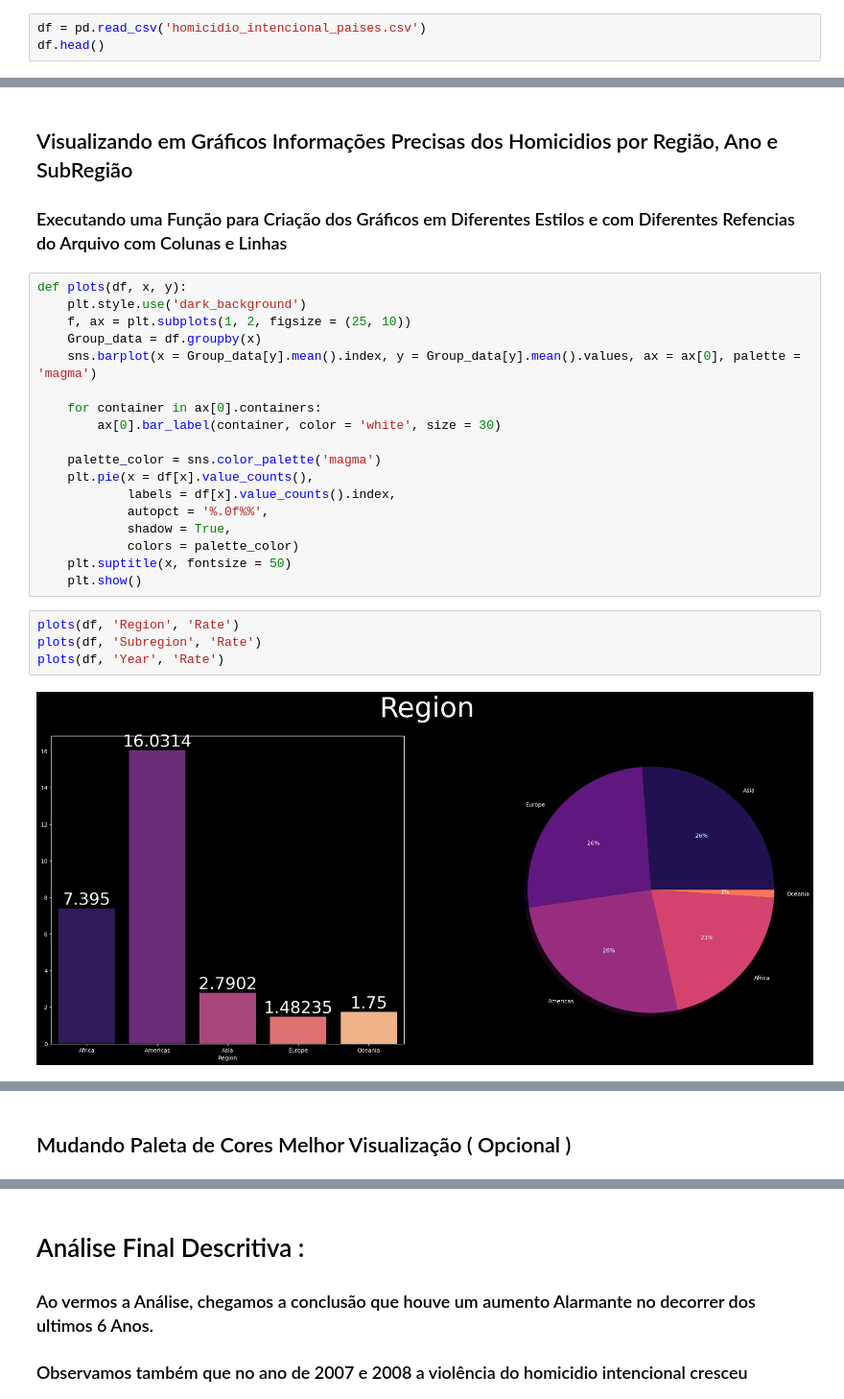
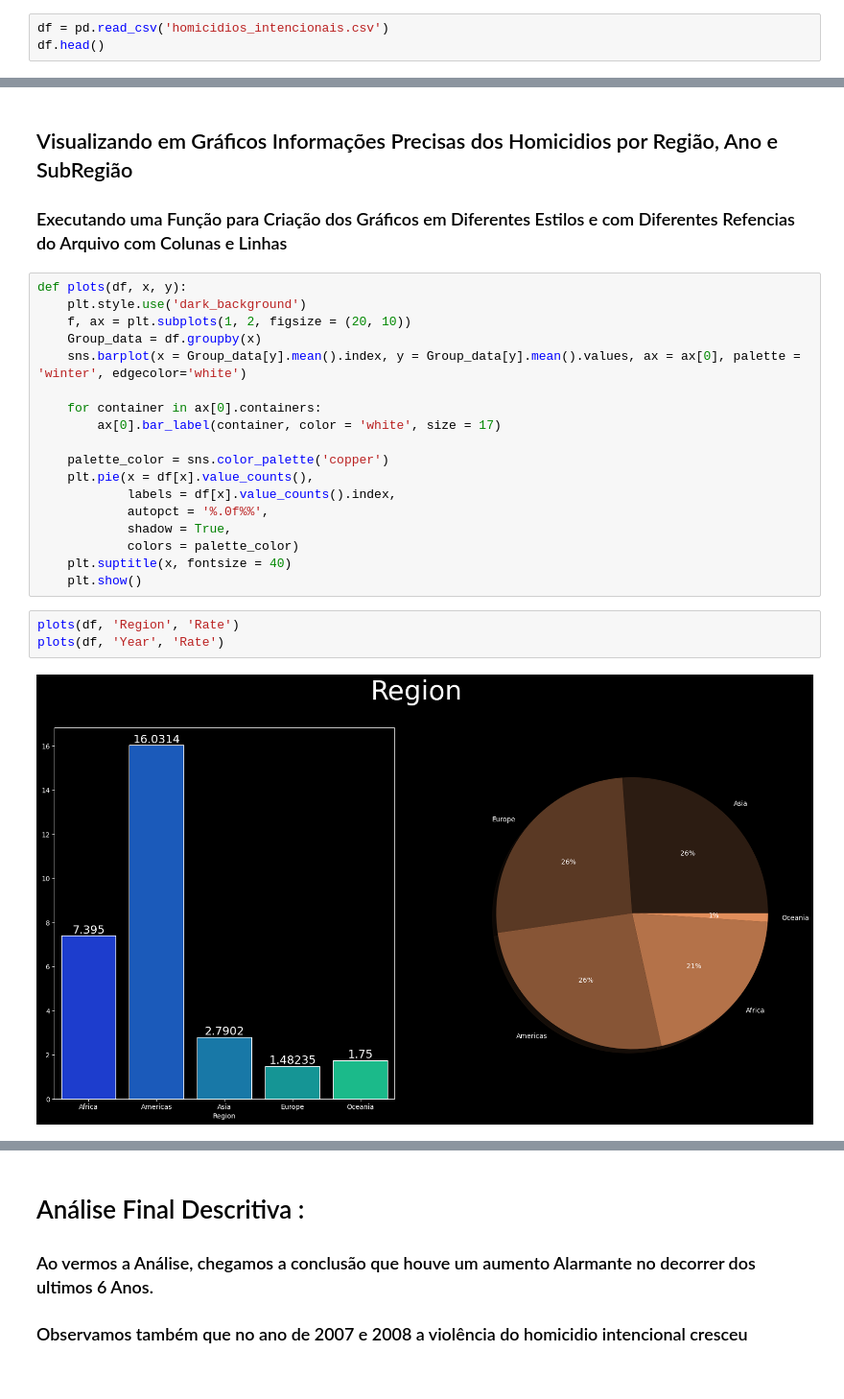
Before and after one commit to JonathaVaz/Analise_de_Dados_e_Machine_Learning_Python, a Jupyter notebook: Análise de Dados e Visualização sobre a Taxa de Homicídios Intencionais no Mundo.ipynb, the cells around one changed output, grey strips where cells are left out. Shown at 96% size. Cells and saved outputs as stored; diff of their text form; blank space fills up the shorter version.

```diff
--- a/Análise de Dados e Visualização sobre a Taxa de Homicídios Intencionais no Mundo.ipynb
+++ b/Análise de Dados e Visualização sobre a Taxa de Homicídios Intencionais no Mundo.ipynb
@@ -16,7 +16,7 @@ import matplotlib.pyplot as plt
 # %% [markdown]
 ## Leitura do Arquivo e Breve Visualização
 # %%
-df = pd.read_csv('homicidio_intencional_paises.csv')
+df = pd.read_csv('homicidios_intencionais.csv')
 df.head()
 # %% [output]
 |  | Location | Region | Subregion | Rate | Count | Year |
@@ -97,24 +98,23 @@ plt.show()
 # %%
 def plots(df, x, y):
     plt.style.use('dark_background')
-    f, ax = plt.subplots(1, 2, figsize = (25, 10))
+    f, ax = plt.subplots(1, 2, figsize = (20, 10))
     Group_data = df.groupby(x)
-    sns.barplot(x = Group_data[y].mean().index, y = Group_data[y].mean().values, ax = ax[0], palette = 'magma')
+    sns.barplot(x = Group_data[y].mean().index, y = Group_data[y].mean().values, ax = ax[0], palette = 'winter', edgecolor='white')
 
     for container in ax[0].containers:
-        ax[0].bar_label(container, color = 'white', size = 30)
+        ax[0].bar_label(container, color = 'white', size = 17)
 
-    palette_color = sns.color_palette('magma')
+    palette_color = sns.color_palette('copper')
     plt.pie(x = df[x].value_counts(),
             labels = df[x].value_counts().index,
             autopct = '%.0f%%',
             shadow = True,
             colors = palette_color)
-    plt.suptitle(x, fontsize = 50)
+    plt.suptitle(x, fontsize = 40)
     plt.show()
 # %%
 plots(df, 'Region', 'Rate')
-plots(df, 'Subregion', 'Rate')
 plots(df, 'Year', 'Rate')
 # %% [output]
-[figure, old version]
+[figure, new version]
@@ -123,2 +121,0 @@ plots(df, 'Year', 'Rate')
-# %% [markdown]
-## Mudando Paleta de Cores Melhor Visualização ( Opcional )
```
Also changed, not shown: parts of 8 cells of this notebook.
